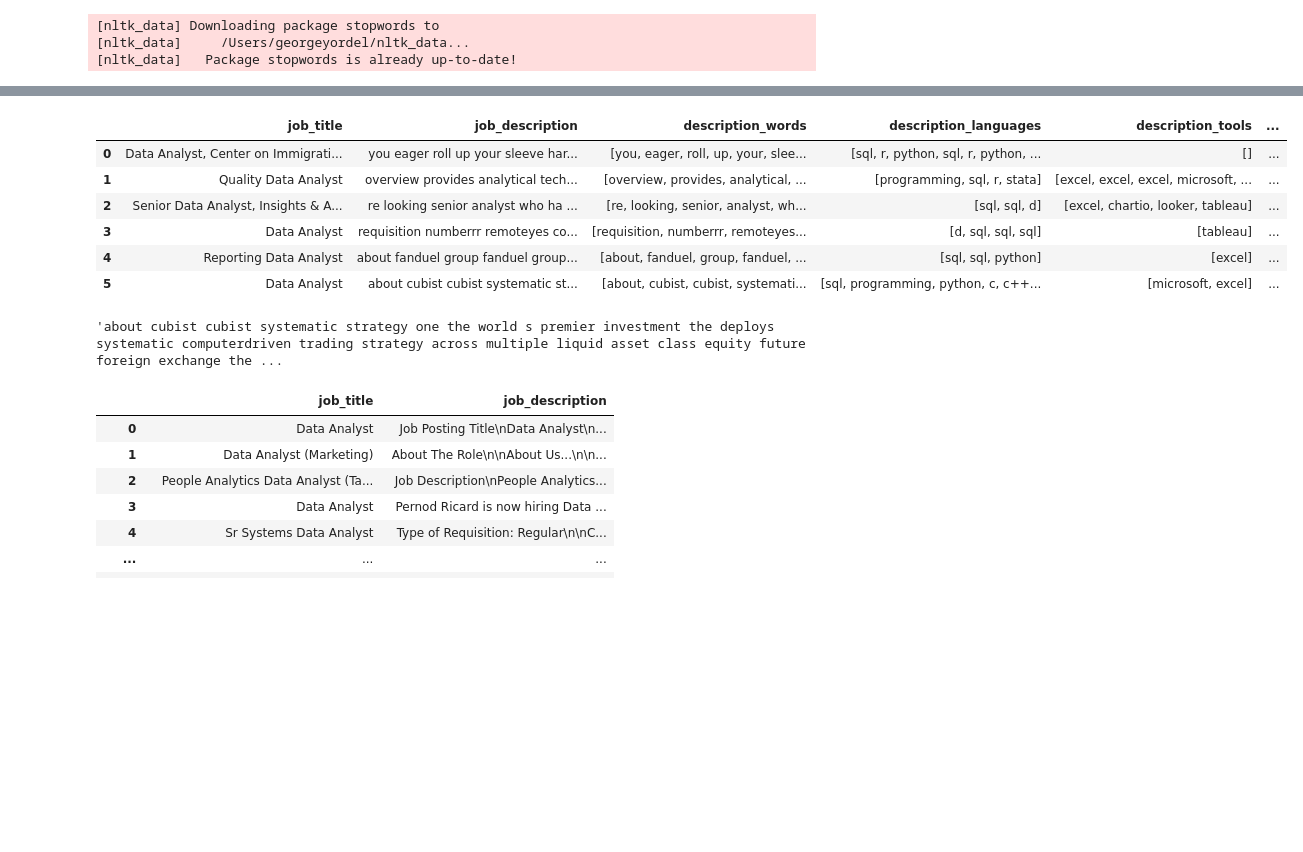
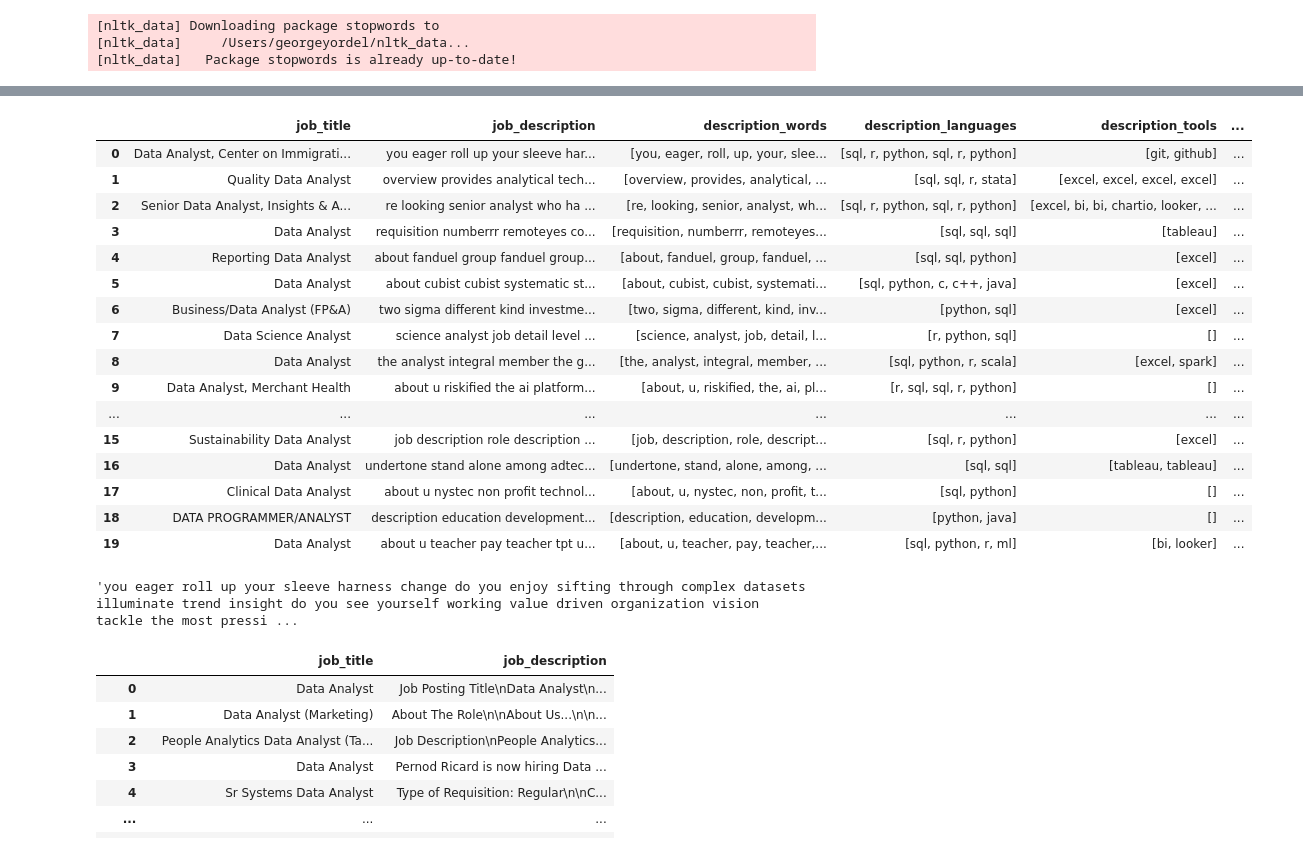
Before and after one commit to Nuel-EN/Capstone-Project-, a Jupyter notebook: Devyns-Master-NB.ipynb, the cells around one changed output, grey strips where cells are left out. Drawn from its saved outputs; the diff is of its cells as text; code cells hidden in the pictures; blank space fills up the shorter version.

```diff
--- a/Devyns-Master-NB.ipynb
+++ b/Devyns-Master-NB.ipynb
@@ -227,8 +231,8 @@ FreqDist({'the': 25, 'justice': 11, 'you': 9, 'will': 9, 'vera': 9, 'working': 8
 # %%
 my_languages = ["abap", "actionscript", "ada", "algol", "alice", "apl", "asp", "aspnet", "assembly" "language",
-                "assembly language", "awk", "bbc", "bbcbasic", "bbc basic", "c", "c++", "c#", "cobol", "d", "delphi",
-                "dreamweaver", "erlang", "elixir", "erlang and elixir", "f#", "forth", "fortran", "functional", "programming",
-                "functional programming", "go", "haskell", "html", "idl", "idl", "intercal", "java", "javascript", "node", "js",
+                "assembly language", "awk", "bbc", "bbcbasic", "bbc basic", "c", "c++", "c#", "cobol", "delphi", # "d"
+                "dreamweaver", "erlang", "elixir", "erlang and elixir", "f#", "forth", "fortran", # "functional", "programming"
+                "functional programming", "haskell", "html", "idl", "idl", "intercal", "java", "javascript", "node", "js", # "go"
                 "node.js", "jquery", "bootstrap" "labview","lisp","metaquotes language","metaquoteslanguage","ml","modula-3",
                 "msaccess","ms access","mysql","nxt-g","object-oriented programming","objective-c","ocaml","pascal","perl",
                 "php","pl/sql","postgresql","postscript","prolog","puredata","python","r","rapidweaver","ravendb","rexx",
@@ -237,7 +241,7 @@ my_languages = ["abap", "actionscript", "ada", "algol", "alice", "apl", "asp", "
                 "unix shells","unixshells","verilog","vhdl","visualbasi","visual basis","vrml","wap/wml","xml","xsl",
                 "julia"]
 # %%
-my_tools = ["microsoft excel", "microsoft", "excel", "tableau",
+my_tools = ["microsoft excel", "excel", "tableau", # "microsoft"
             "rapidminer", "knime", "power bi", "bi", "apache spark",
             "apache", "spark", "qlikview", "qlik", "talend", "splunk", "businessobjects",
             "sap", "sap businessobjects", "sisense", "tibco spotfire", "tibco",
@@ -245,7 +249,7 @@ my_tools = ["microsoft excel", "microsoft", "excel", "tableau",
             "google data studio", "data studio", "google analytics", "redash", "periscope data",
             "periscope", "metabase", "jupyter notebook", "jupyter", "notebook", "ibm cognos", "ibm",
             "cognos", "chartio", "mode", "looker", "domo", "oracle analytics cloud", "oracle",
-            "oracle analytics", "analytics cloud", "oracle cloud"]
+            "oracle analytics", "analytics cloud", "oracle cloud", "github" # "git"]
 # %%
 my_databases = ["mysql", "postgresql", "microsoft sql server", "sql server", "mongodb", "mongo",
                 "oracle", "remote dictionary server", "redis", "elasticsearch", "mariadb",
@@ -254,10 +258,16 @@ my_databases = ["mysql", "postgresql", "microsoft sql server", "sql server", "mo
                 "amazon keyspaces", "keyspaces", "amazon documentdb", "documentdb", "amazon redshift",
                 "redshift", "cassandra", "hbase", "neo4j", "couchdb", "orientdb", "terrstore",
                 "flockdb", "hibari", "riak"]
+# %%
+my_softskills = ["communication", "curiosity", "business acumen", "storytelling",
+                "adaptability", "critical thinking", "product understanding", "team plater",
+                "problem solving", "problem-solving", "research oriented", "attention to detail", # "research"
+                "teamwork", "critical-thinking", "data visualizations", "data visualisations", ]
 # %%
 master_df['description_languages'] = master_df['description_words'].apply(lambda x: [item for item in x if item in my_languages])
 master_df['description_tools'] = master_df['description_words'].apply(lambda x: [item for item in x if item in my_tools])
 master_df['description_databases'] = master_df['description_words'].apply(lambda x: [item for item in x if item in my_databases])
+master_df['description_softskills'] = master_df['description_words'].apply(lambda x: [item for item in x if item in my_softskills])
 # %%
 master_df['description_languages'][0]
 # %% [output]
@@ -265,17 +291,27 @@ master_df['description_languages'][0]
 # %%
-master_df.head(6)
+master_df.head(20)
 # %% [output]
 |  | job_title | job_description | description_words | description_languages | description_tools | ... |
-| 0 | Data Analyst, Center on Immigrati... | you eager roll up your sleeve har... | [you, eager, roll, up, your, slee... | [sql, r, python, sql, r, python, ... | [] | ... |
-| 1 | Quality Data Analyst | overview provides analytical tech... | [overview, provides, analytical, ... | [programming, sql, r, stata] | [excel, excel, excel, microsoft, ... | ... |
-| 2 | Senior Data Analyst, Insights & A... | re looking senior analyst who ha ... | [re, looking, senior, analyst, wh... | [sql, sql, d] | [excel, chartio, looker, tableau] | ... |
-| 3 | Data Analyst | requisition numberrr remoteyes co... | [requisition, numberrr, remoteyes... | [d, sql, sql, sql] | [tableau] | ... |
+| 0 | Data Analyst, Center on Immigrati... | you eager roll up your sleeve har... | [you, eager, roll, up, your, slee... | [sql, r, python, sql, r, python] | [git, github] | ... |
+| 1 | Quality Data Analyst | overview provides analytical tech... | [overview, provides, analytical, ... | [sql, sql, r, stata] | [excel, excel, excel, excel] | ... |
+| 2 | Senior Data Analyst, Insights & A... | re looking senior analyst who ha ... | [re, looking, senior, analyst, wh... | [sql, r, python, sql, r, python] | [excel, bi, bi, chartio, looker, ... | ... |
+| 3 | Data Analyst | requisition numberrr remoteyes co... | [requisition, numberrr, remoteyes... | [sql, sql, sql] | [tableau] | ... |
 | 4 | Reporting Data Analyst | about fanduel group fanduel group... | [about, fanduel, group, fanduel, ... | [sql, sql, python] | [excel] | ... |
-| 5 | Data Analyst | about cubist cubist systematic st... | [about, cubist, cubist, systemati... | [sql, programming, python, c, c++... | [microsoft, excel] | ... |
+| 5 | Data Analyst | about cubist cubist systematic st... | [about, cubist, cubist, systemati... | [sql, python, c, c++, java] | [excel] | ... |
+| 6 | Business/Data Analyst (FP&A) | two sigma different kind investme... | [two, sigma, different, kind, inv... | [python, sql] | [excel] | ... |
+| 7 | Data Science Analyst | science analyst job detail level ... | [science, analyst, job, detail, l... | [r, python, sql] | [] | ... |
+| 8 | Data Analyst | the analyst integral member the g... | [the, analyst, integral, member, ... | [sql, python, r, scala] | [excel, spark] | ... |
+| 9 | Data Analyst, Merchant Health | about u riskified the ai platform... | [about, u, riskified, the, ai, pl... | [r, sql, sql, r, python] | [] | ... |
+| ... | ... | ... | ... | ... | ... | ... |
+| 15 | Sustainability Data Analyst | job description role description ... | [job, description, role, descript... | [sql, r, python] | [excel] | ... |
+| 16 | Data Analyst | undertone stand alone among adtec... | [undertone, stand, alone, among, ... | [sql, sql] | [tableau, tableau] | ... |
+| 17 | Clinical Data Analyst | about u nystec non profit technol... | [about, u, nystec, non, profit, t... | [sql, python] | [] | ... |
+| 18 | DATA PROGRAMMER/ANALYST | description education development... | [description, education, developm... | [python, java] | [] | ... |
+| 19 | Data Analyst | about u teacher pay teacher tpt u... | [about, u, teacher, pay, teacher,... | [sql, python, r, ml] | [bi, looker] | ... |
 # %%
-master_df["job_description"][5]
+master_df["job_description"][0]
 # %% [output]
-'about cubist cubist systematic strategy one the world s premier investment the deploys systematic computerdriven trading strategy across multiple liquid asset class equity future foreign exchange the ...
+'you eager roll up your sleeve harness change do you enjoy sifting through complex datasets illuminate trend insight do you see yourself working value driven organization vision tackle the most pressi ...
 # %%
 google_job_df2
 # %% [output]
```
Also changed, not shown: parts of 8 cells of this notebook.
